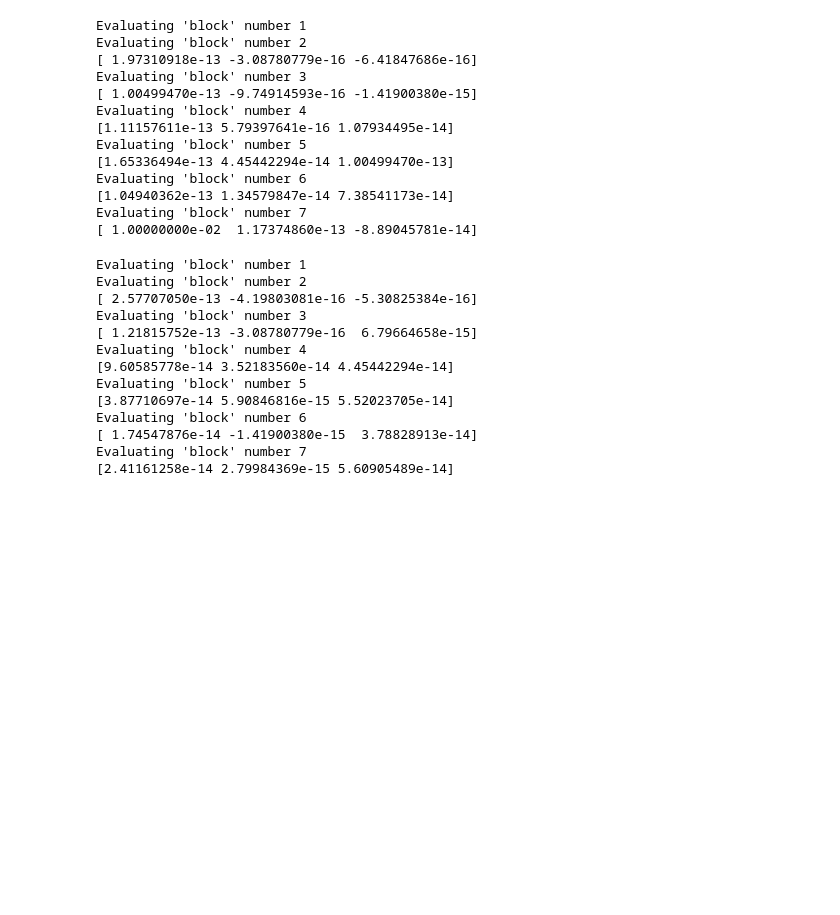
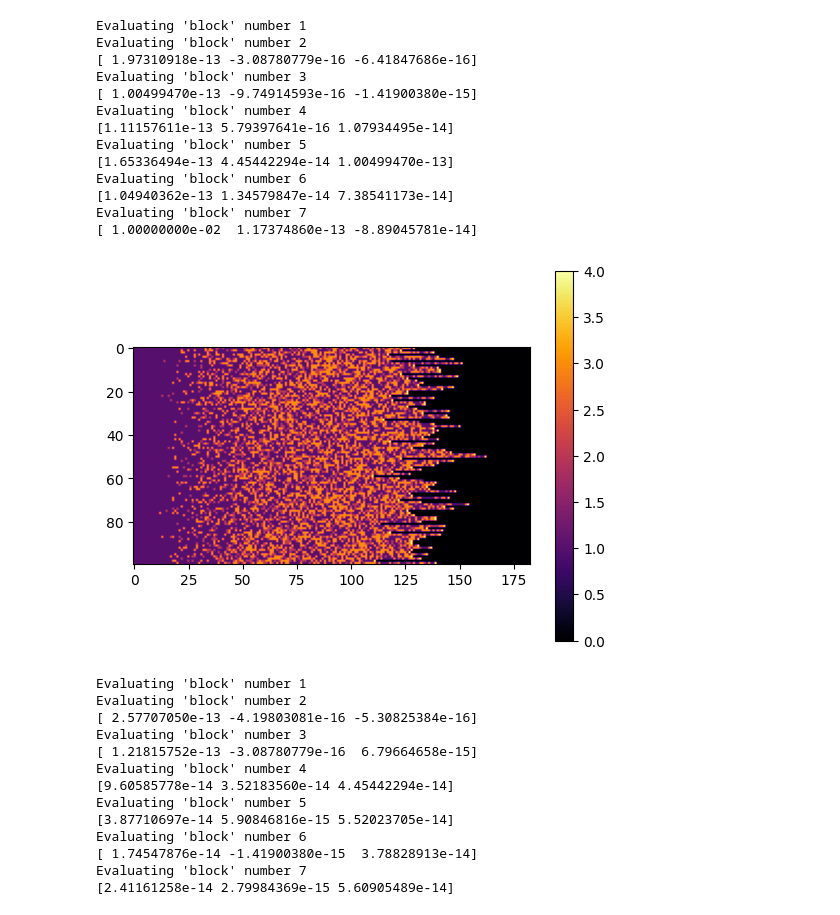
Before and after one commit to UNC-Knight-Lab/prism, a Jupyter notebook: main_nb.ipynb, the cells around one changed output. Cells and saved outputs as stored; diff of their text form; code cells hidden in the pictures; blank space fills up the shorter version.

```diff
--- a/main_nb.ipynb
+++ b/main_nb.ipynb
@@ -41,36 +41,37 @@ from simulation_functions.KMC_functions import SequenceEnsemble
 #                         [37.41, 7.43],
 #                         [26.06, 0.19]])
 
 # r_matrix = np.array([
 #     [1., 1.],
 #     [1., 1.]
 # ])
 
 seq = SequenceEnsemble(100)
 all_seqs1 = seq.run_gradient_copolymer(feed_ratios1, 0.05, r_matrix)
 
 # all_seqs = seq.run_block_copolymer(feed_ratios, [0.05, 0.02, 0.02], r_matrix)
 
 # # cmap = plt.get_cmap('viridis',5)
 # # bounds = np.linspace(0,3,4)
 # # norm = mcolors.BoundaryNorm(bounds, cmap.N)
-# plt.imshow(all_seqs, cmap='inferno')
-# plt.colorbar()
-# plt.show()
+plt.imshow(all_seqs1, cmap='inferno')
+plt.colorbar()
+plt.show()
 # %% [output]
 Evaluating 'block' number 1
 Evaluating 'block' number 2
 [ 1.97310918e-13 -3.08780779e-16 -6.41847686e-16]
 Evaluating 'block' number 3
 [ 1.00499470e-13 -9.74914593e-16 -1.41900380e-15]
 Evaluating 'block' number 4
 [1.11157611e-13 5.79397641e-16 1.07934495e-14]
 Evaluating 'block' number 5
 [1.65336494e-13 4.45442294e-14 1.00499470e-13]
 Evaluating 'block' number 6
 [1.04940362e-13 1.34579847e-14 7.38541173e-14]
 Evaluating 'block' number 7
 [ 1.00000000e-02  1.17374860e-13 -8.89045781e-14]
+[figure, added]
 # %%
 seq = SequenceEnsemble(100)
 all_seqs2 = seq.run_gradient_copolymer(feed_ratios2, 0.05, r_matrix)
```
Also changed, not shown: parts of 1 cell of this notebook.
